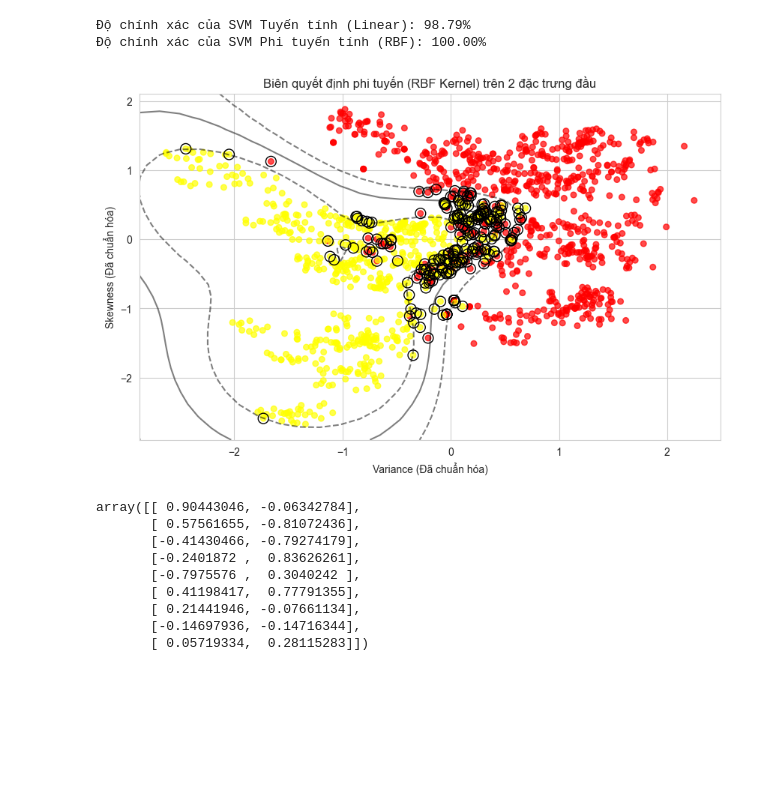
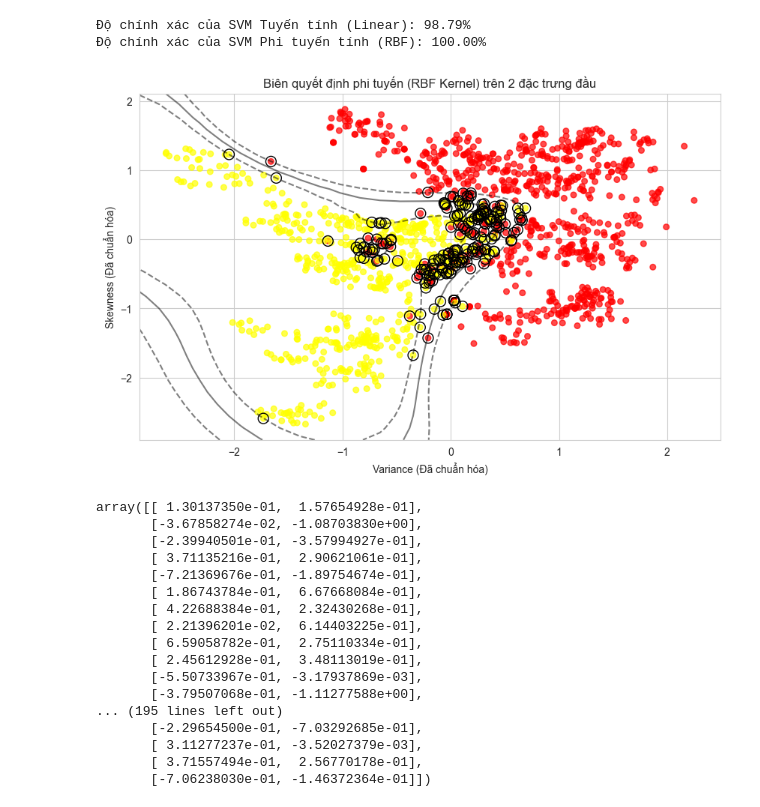
Before and after one commit to tano-dev/Data-Mining_MTH10358, a Jupyter notebook: Homeworks/TH/9/BTTH_DM_23110163_Tuan9.ipynb, the cells around one changed output. Drawn from its saved outputs; the diff is of its cells as text; code cells hidden in the pictures; blank space fills up the shorter version.

```diff
--- a/Homeworks/TH/9/BTTH_DM_23110163_Tuan9.ipynb
+++ b/Homeworks/TH/9/BTTH_DM_23110163_Tuan9.ipynb
@@ -225,42 +225,50 @@ def plot_svc_decision_function(model, ax=None, plot_support=True):
     Y, X_grid = np.meshgrid(y_grid, x)
     xy = np.vstack([X_grid.ravel(), Y.ravel()]).T
     P = model.decision_function(xy).reshape(X_grid.shape)
 
     # Vẽ biên quyết định và lề
     ax.contour(X_grid, Y, P, colors='k',
                levels=[-1, 0, 1], alpha=0.5,
                linestyles=['--', '-', '--'])
 
     # Vẽ support vectors
     if plot_support:
         ax.scatter(model.support_vectors_[:, 0],
                    model.support_vectors_[:, 1],
                    s=100, linewidth=1, edgecolors='black',
                    facecolors='none')
     ax.set_xlim(xlim)
     ax.set_ylim(ylim)
 
 # Huấn luyện lại mô hình RBF trên dữ liệu 2D để trực quan hóa
-svm_rbf_2d = SVC(kernel='rbf', C=10)
+svm_rbf_2d = SVC(kernel='rbf', C=100)
 svm_rbf_2d.fit(X_2d, y)
 
 # Vẽ đồ thị
 plt.figure(figsize=(10, 6))
 plt.scatter(X_2d[:, 0], X_2d[:, 1], c=y, s=30, cmap='autumn', alpha=0.7)
 plot_svc_decision_function(svm_rbf_2d)
 plt.title("Biên quyết định phi tuyến (RBF Kernel) trên 2 đặc trưng đầu")
 plt.xlabel("Variance (Đã chuẩn hóa)")
 plt.ylabel("Skewness (Đã chuẩn hóa)")
 plt.show()
-model.support_vectors_
+svm_rbf_2d.support_vectors_
 # %% [output]
-[figure, old version]
+[figure, new version]
-array([[ 0.90443046, -0.06342784],
-       [ 0.57561655, -0.81072436],
-       [-0.41430466, -0.79274179],
-       [-0.2401872 ,  0.83626261],
-       [-0.7975576 ,  0.3040242 ],
-       [ 0.41198417,  0.77791355],
-       [ 0.21441946, -0.07661134],
-       [-0.14697936, -0.14716344],
-       [ 0.05719334,  0.28115283]])
+array([[ 1.30137350e-01,  1.57654928e-01],
+       [-3.67858274e-02, -1.08703830e+00],
+       [-2.39940501e-01, -3.57994927e-01],
+       [ 3.71135216e-01,  2.90621061e-01],
+       [-7.21369676e-01, -1.89754674e-01],
+       [ 1.86743784e-01,  6.67668084e-01],
+       [ 4.22688384e-01,  2.32430268e-01],
+       [ 2.21396201e-02,  6.14403225e-01],
+       [ 6.59058782e-01,  2.75110334e-01],
+       [ 2.45612928e-01,  3.48113019e-01],
+       [-5.50733967e-01, -3.17937869e-03],
+       [-3.79507068e-01, -1.11277588e+00],
+... (195 lines left out)
+       [-2.29654500e-01, -7.03292685e-01],
+       [ 3.11277237e-01, -3.52027379e-03],
+       [ 3.71557494e-01,  2.56770178e-01],
+       [-7.06238030e-01, -1.46372364e-01]])
```
Also changed, not shown: parts of 3 cells of this notebook, 22 other files.
